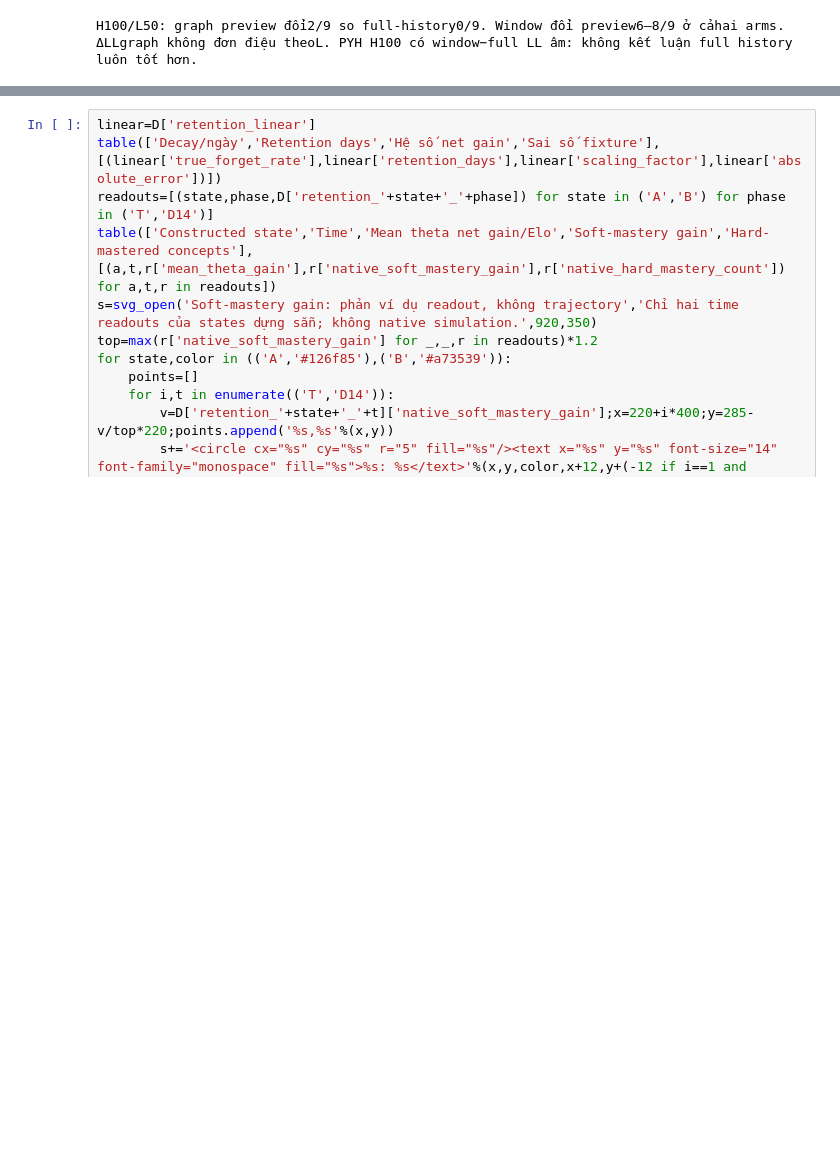
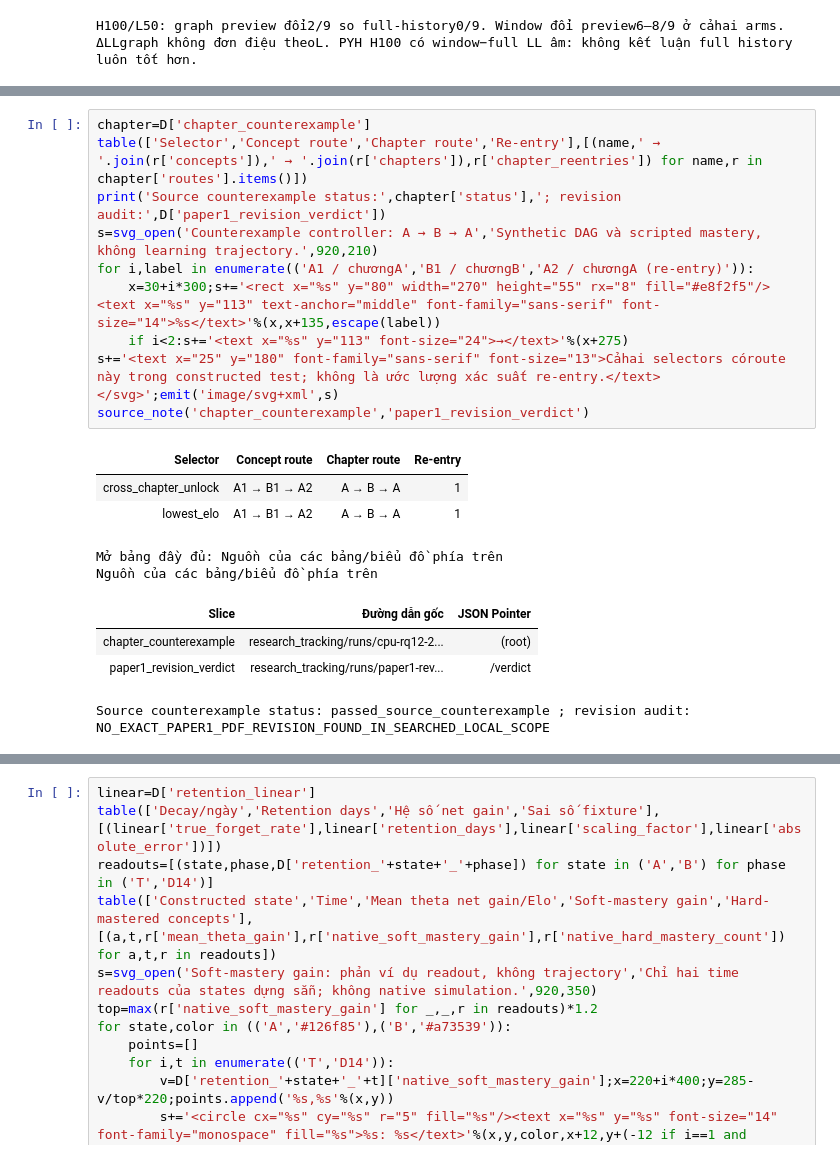
Before and after one commit to Ama2352/personalized-adaptive-learning-research, a Jupyter notebook: research_tracking/supervisor_reports/2026-11-08/01_tien_do/KET_QUA_NGHIEN_CUU.ipynb, the cells around one changed output, grey strips where cells are left out. Cells and saved outputs as stored; diff of their text form; blank space fills up the shorter version.

```diff
--- a/research_tracking/supervisor_reports/2026-11-08/01_tien_do/KET_QUA_NGHIEN_CUU.ipynb
+++ b/research_tracking/supervisor_reports/2026-11-08/01_tien_do/KET_QUA_NGHIEN_CUU.ipynb
@@ -234,0 +376,20 @@ Soft-mastery là readout phi tuyến: phản ví dụ hai state28chiều dựng
+# %%
+chapter=D['chapter_counterexample']
+table(['Selector','Concept route','Chapter route','Re-entry'],[(name,' → '.join(r['concepts']),' → '.join(r['chapters']),r['chapter_reentries']) for name,r in chapter['routes'].items()])
+print('Source counterexample status:',chapter['status'],'; revision audit:',D['paper1_revision_verdict'])
+s=svg_open('Counterexample controller: A → B → A','Synthetic DAG và scripted mastery, không learning trajectory.',920,210)
+for i,label in enumerate(('A1 / chươngA','B1 / chươngB','A2 / chươngA (re-entry)')):
+    x=30+i*300;s+='<rect x="%s" y="80" width="270" height="55" rx="8" fill="#e8f2f5"/><text x="%s" y="113" text-anchor="middle" font-family="sans-serif" font-size="14">%s</text>'%(x,x+135,escape(label))
+    if i<2:s+='<text x="%s" y="113" font-size="24">→</text>'%(x+275)
+s+='<text x="25" y="180" font-family="sans-serif" font-size="13">Cảhai selectors córoute này trong constructed test; không là ước lượng xác suất re-entry.</text></svg>';emit('image/svg+xml',s)
+source_note('chapter_counterexample','paper1_revision_verdict')
+# %% [output]
+| Selector | Concept route | Chapter route | Re-entry |
+| cross_chapter_unlock | A1 → B1 → A2 | A → B → A | 1 |
+| lowest_elo | A1 → B1 → A2 | A → B → A | 1 |
+Mở bảng đầy đủ: Nguồn của các bảng/biểu đồ phía trên
+Nguồn của các bảng/biểu đồ phía trên
+| Slice | Đường dẫn gốc | JSON Pointer |
+| chapter_counterexample | research_tracking/runs/cpu-rq12-2... | (root) |
+| paper1_revision_verdict | research_tracking/runs/paper1-rev... | /verdict |
+Source counterexample status: passed_source_counterexample ; revision audit: NO_EXACT_PAPER1_PDF_REVISION_FOUND_IN_SEARCHED_LOCAL_SCOPE
```
Also changed, not shown: parts of 28 cells of this notebook, 35 other files.
